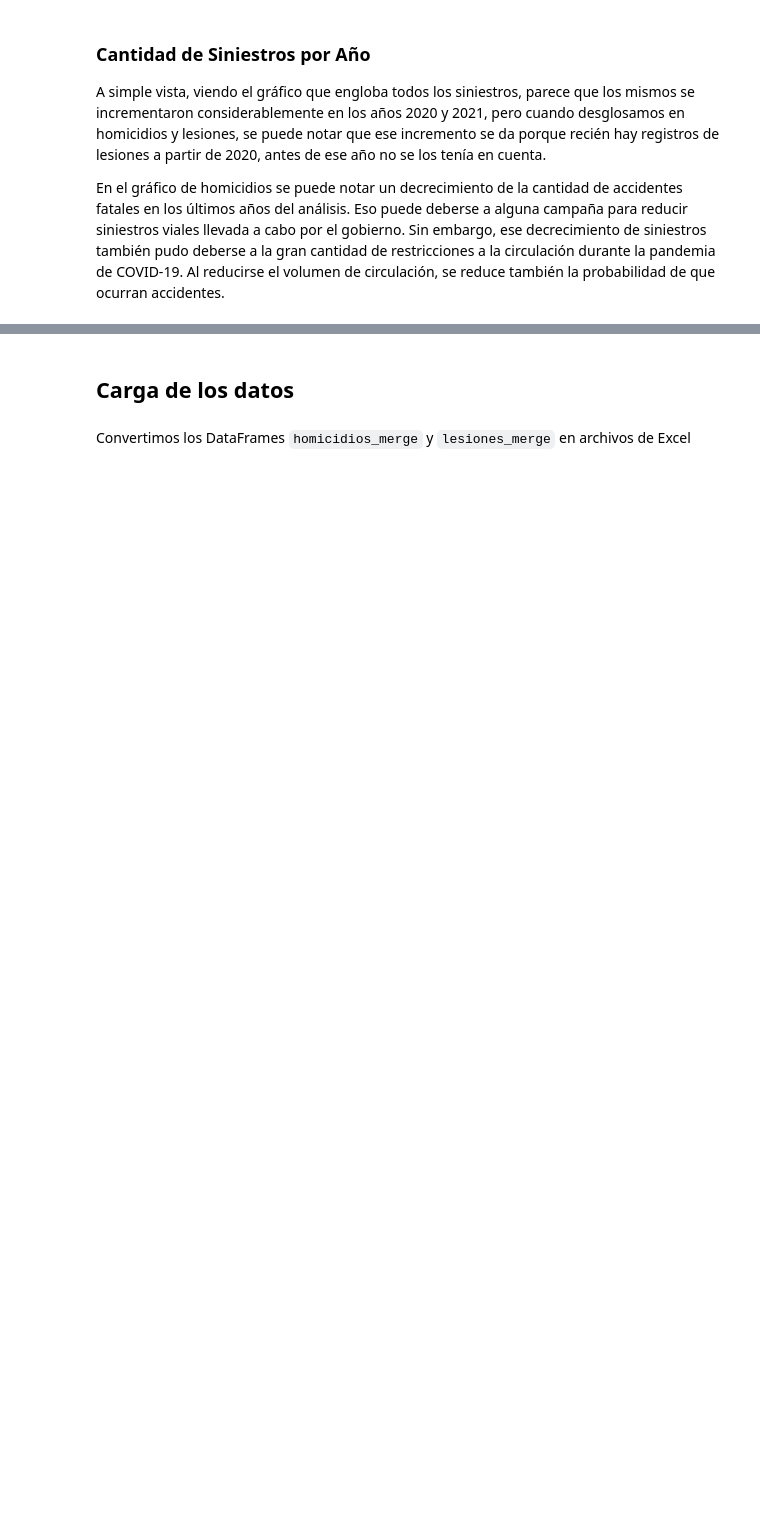
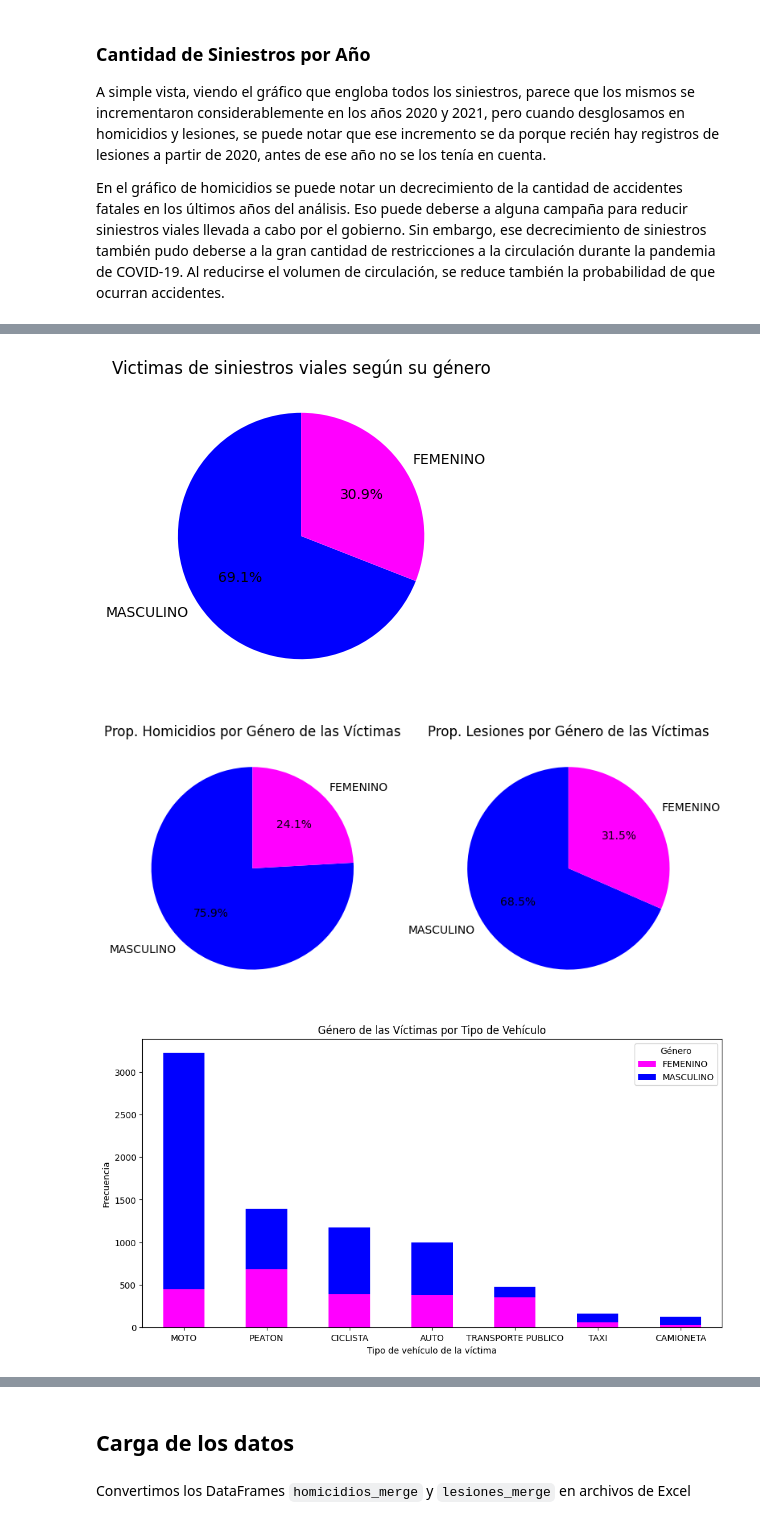
Before and after one commit to torcivita/PI-Siniestros-Viales, a Jupyter notebook: ETL + EDA.ipynb, the cells around one changed output, grey strips where cells are left out. Cells and saved outputs as stored; diff of their text form; code cells hidden in the pictures; blank space fills up the shorter version.

```diff
--- a/ETL + EDA.ipynb
+++ b/ETL + EDA.ipynb
@@ -999,0 +1092,56 @@ La comuna en la que ocurre la mayor cantidad de accidentes no fatales es la núm
+# %%
+# Comparamos la cantidad de accidentes por género de las víctimas
+plt.figure(figsize=(4, 4))
+siniestros_por_genero = siniestros['SEXO_VICTIMA'].value_counts()
+plt.pie(siniestros_por_genero, labels=siniestros_por_genero.index, autopct='%1.1f%%', startangle=90, colors=['blue', 'magenta'])
+plt.title('Victimas de siniestros viales según su género')
+plt.show()
+
+# Separamos el gráfico de siniestros por homicidios y lesiones
+plt.figure(figsize=(8, 6))
+
+# Homicidios
+plt.subplot(1, 2, 1)
+homicidios_por_genero = homicidios_merge['SEXO_VICTIMA'].value_counts()
+plt.pie(homicidios_por_genero, labels=homicidios_por_genero.index, autopct='%1.1f%%', startangle=90, colors=['blue', 'magenta'])
+plt.title('Prop. Homicidios por Género de las Víctimas')
+
+# Lesiones
+plt.subplot(1, 2, 2)
+lesiones_por_genero = lesiones_merge['SEXO_VICTIMA'].value_counts()
+plt.pie(lesiones_por_genero, labels=lesiones_por_genero.index, autopct='%1.1f%%', startangle=90, colors=['blue', 'magenta'])
+plt.title('Prop. Lesiones por Género de las Víctimas')
+
+plt.tight_layout()
+plt.show()
+
+
+# Calculamos las frecuencias de cada tipo de vehículo
+frecuencias_tipo_vehiculo = siniestros['VICTIMA'].value_counts()
+
+# Seleccionamos los 7 tipos de vehículos con mayor frecuencia
+top_7_tipos_vehiculo = frecuencias_tipo_vehiculo.head(7).index
+
+# Filtramos el DataFrame original para incluir solo los 7 tipos de vehículos
+siniestros_top_7 = siniestros[siniestros['VICTIMA'].isin(top_7_tipos_vehiculo)]
+
+# Creamos una tabla de contingencia con los 7 tipos de vehículos. Relacionando el tipo de vehículo con el género
+tabla_cont = pd.crosstab(siniestros_top_7['VICTIMA'], siniestros_top_7['SEXO_VICTIMA'])
+
+# Ordenamos la tabla de contingencia por la frecuencia total
+tabla_cont = tabla_cont.loc[tabla_cont.sum(axis=1).sort_values(ascending=False).index]
+
+# Graficamos
+ax = tabla_cont.plot(kind='bar', stacked=True, figsize=(12, 6), color=["magenta", 'blue'])
+plt.title('Género de las Víctimas por Tipo de Vehículo')
+plt.xlabel('Tipo de vehículo de la víctima')
+plt.ylabel('Frecuencia')
+handles, labels = ax.get_legend_handles_labels()
+plt.legend(handles=handles, labels=['FEMENINO', 'MASCULINO'], title='Género')
+
+plt.xticks(rotation=0)
+plt.show()
+# %% [output]
+[figure, added]
+[figure, added]
+[figure, added]
```
Also changed, not shown: parts of 43 cells of this notebook, 18 other files.
